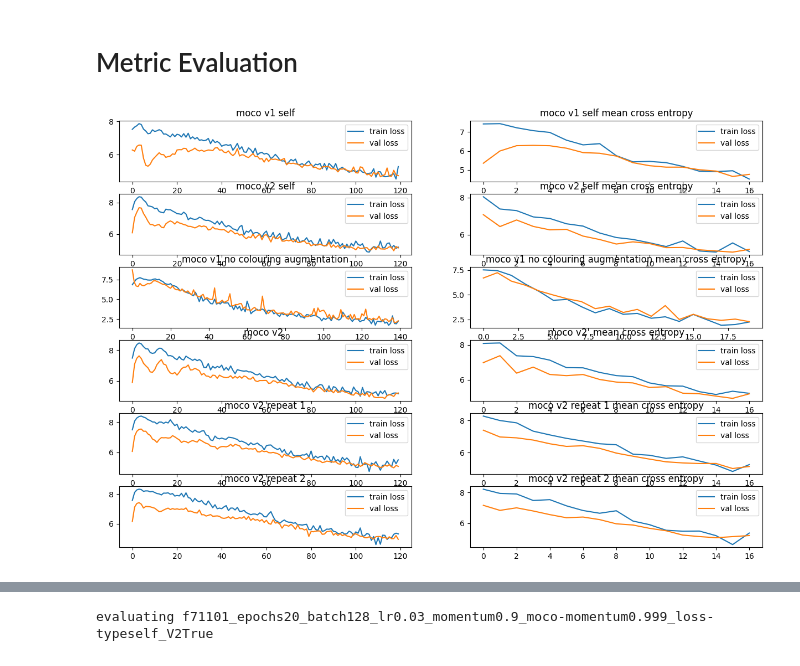
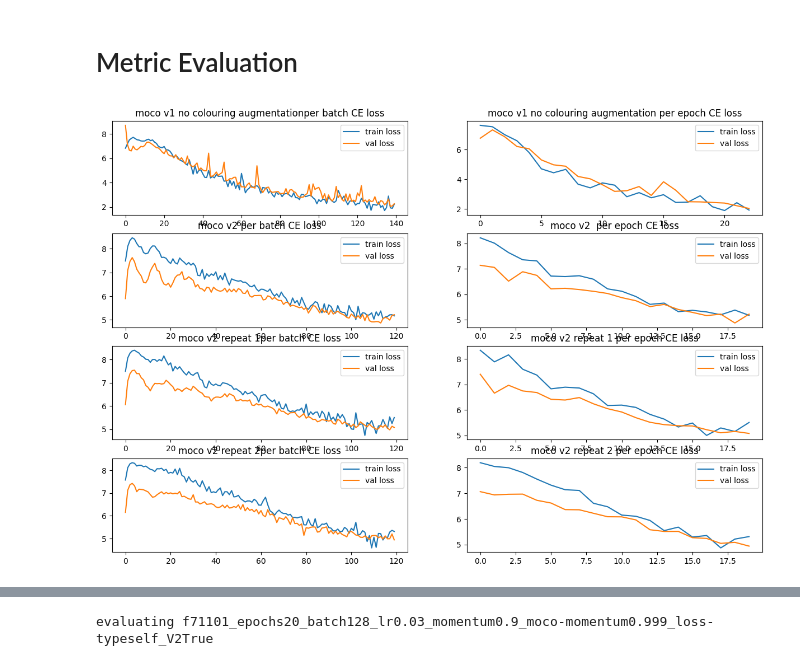
Before and after one commit to xu-shitong/Contrastive-Medical-Image-Classification, a Jupyter notebook: moco/moco.ipynb, the cells around one changed output, grey strips where cells are left out. Drawn from its saved outputs; the diff is of its cells as text; code cells hidden in the pictures.

```diff
--- a/moco/moco.ipynb
+++ b/moco/moco.ipynb
@@ -89,9 +89,16 @@ LOSS_TYPE = "self"
 TRAIN_SET_RATIO = 0.9
 MOCO_V2 = True
 COLOUR_AUG = True
+PRETRAIN_OPTIMISER = "SGD"
+# PRETRAIN_OPTIMISER = "Adam"
+# PRETRAIN_OPTIMISER = "AdamW"
+HEAD_LR = 0.03
+HEAD_OPTIMISER = "SGD"
+# HEAD_OPTIMISER = "Adam"
+# HEAD_OPTIMISER = "AdamW"
 PROJ_HEAD_EPOCH_NUM = 20
 
-trial_name = f"epochs{EPOCH_NUM}_batch{BATCH_SIZE}_lr{LEARNING_RATE}_momentum{MOMENTUM}_moco-momentum{MOCO_MOMENTUM}_loss-type{LOSS_TYPE}_V2{MOCO_V2}_aug-colour{COLOUR_AUG}"
+trial_name = f"epochs{EPOCH_NUM}_lr-pretrain{LEARNING_RATE}-head{HEAD_LR}_moco-momentum{MOCO_MOMENTUM}_V2{MOCO_V2}_aug-colour{COLOUR_AUG}_optimizer-pretrain{PRETRAIN_OPTIMISER}-head{HEAD_OPTIMISER}"
 arg_command = \
 f"--epochs_{EPOCH_NUM}_-b_{BATCH_SIZE}_--lr_{LEARNING_RATE}_--momentum_{MOMENTUM}_--moco-m_{MOCO_MOMENTUM}_--print-freq_100\
 _--loss-type_{LOSS_TYPE}_{'' if WORKING_ENV == 'LOCAL' else '--gpu_0_'}{'--mlp_--aug-plus_--cos_' if MOCO_V2 else ''}{ROOT}./datasets".split("_")
@@ -411,6 +418,7 @@ model = builder.MoCo(
     models.__dict__[args.arch],
     args.moco_dim, args.moco_k, args.moco_m, args.moco_t, args.mlp)
 # print(model)
+# model = torch.load("./71727_epochs15_batch128_lr0.03_momentum0.9_moco-momentum0.999_loss-typeself_V2True_att-infomask-8-8.pickle")
 
 if args.gpu is not None:
   torch.cuda.set_device(args.gpu)
@@ -418,9 +426,16 @@ if args.gpu is not None:
 
 criterion = multi_label_loss
 
-optimizer = torch.optim.SGD(model.parameters(), args.lr,
-                            momentum=args.momentum,
-                            weight_decay=args.weight_decay)
+if PRETRAIN_OPTIMISER == "SGD":
+    optimizer = torch.optim.SGD(model.parameters(), args.lr,
+                                momentum=args.momentum,
+                                weight_decay=args.weight_decay)
+elif PRETRAIN_OPTIMISER == "Adam":
+    optimizer = torch.optim.Adam(model.parameters(), args.lr)
+elif PRETRAIN_OPTIMISER == "AdamW":
+    optimizer = torch.optim.AdamW(model.parameters(), args.lr)
+else:
+   raise NotImplementedError("pretrain optimiser: " + PRETRAIN_OPTIMISER)
 # %% [output]
 => creating model 'resnet50'
 # %%
@@ -555,7 +570,15 @@ for eval_loader_name, eval_loader, eval_val_loader, eval_epoch_num in eval_set_i
     head_val_loader = extract_data(eval_val_loader)
 
     classification_head = nn.Linear(128, 9).cuda(args.gpu)
-    head_optimizer = torch.optim.SGD(classification_head.parameters(), 0.03, momentum=0.9, weight_decay=1e-4)
+
+    if HEAD_OPTIMISER == "SGD":
+        head_optimizer = torch.optim.SGD(classification_head.parameters(), HEAD_LR, momentum=0.9, weight_decay=1e-4)
+    elif HEAD_OPTIMISER == "Adam":
+        head_optimizer = torch.optim.Adam(classification_head.parameters(), HEAD_LR)
+    elif HEAD_OPTIMISER == "AdamW":
+        head_optimizer = torch.optim.AdamW(classification_head.parameters(), HEAD_LR)
+    else:
+      raise NotImplementedError("projection head optimiser: " + HEAD_OPTIMISER)
 
     ce_loss = nn.CrossEntropyLoss(reduction="mean")
 
@@ -639,37 +662,35 @@ def extract_float(file_name, start="Epoch"):
 
 # general propose plot
 file_names = [
-  "./epochs20_batch128_lr0.03_momentum0.9_loss-typeself_V2False_old.txt",
-  "./epochs20_batch128_lr0.03_momentum0.9_loss-typeself_V2True_old.txt",
   "./epochs20_batch128_lr0.03_momentum0.9_loss-typeself_V2False_no-colouring_old.txt",
   "./epochs20_batch128_lr0.03_momentum0.9_loss-typeself_V2True.txt",
   "./70407_epochs20_batch128_lr0.03_momentum0.9_loss-typeself_V2True.txt",
   "./71101_71382_71440_epochs20_batch128_lr0.03_momentum0.9_moco-momentum0.999_loss-typeself_V2True.txt",
 ]
 fig, axarr = plt.subplots(len(file_names), 2, figsize=(15, 10))
-names = ["moco v1 self", "moco v2 self", "moco v1 no colouring augmentation", "moco v2 ", "moco v2 repeat 1", "moco v2 repeat 2"] # titles for each row of image, substitute of file name
+names = ["moco v1 no colouring augmentation", "moco v2 ", "moco v2 repeat 1", "moco v2 repeat 2"] # titles for each row of image, substitute of file name
 for i, file_name in enumerate(file_names):
   losses = extract_float(file_name) # shape [iteration_number * print num per iteration, 8], only loss at index [5, 7] are useful for plot
   train_index = {} # additional plot other than losses
   val_index = {}
-  mean_loss_index = [i * 7 + 6 for i in range(losses.shape[0] // 7)]
+  mean_loss_index = [i * 6 + 5 for i in range(losses.shape[0] // 6)]
 
   for j, idx in enumerate(train_index):
     axarr[i, j+1].plot(losses[:, idx])
 
   for j, idx in enumerate(val_index):
     axarr[i, j+1].plot(losses[:, idx])
     axarr[i, j+1].set_title(train_index[idx])
 
   axarr[i, 0].plot(losses[:, 5], label="train loss")
   axarr[i, 0].plot(losses[:, 7], label="val loss")
-  axarr[i, 0].set_title(names[i])
+  axarr[i, 0].set_title(names[i] + "per batch CE loss")
   axarr[i, 0].legend(loc="upper right")
 
 
   axarr[i, -1].plot(losses[mean_loss_index, 5], label="train loss")
   axarr[i, -1].plot(losses[mean_loss_index, 7], label="val loss")
-  axarr[i, -1].set_title(names[i] + " mean cross entropy")
+  axarr[i, -1].set_title(names[i] + " per epoch CE loss")
   axarr[i, -1].legend(loc="upper right")
 # %% [output]
-[figure, old version]
+[figure, new version]
```
Also changed, not shown: parts of 2 cells of this notebook, 3 other files.
